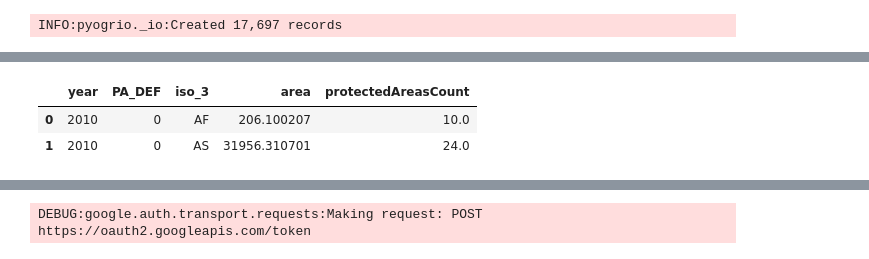
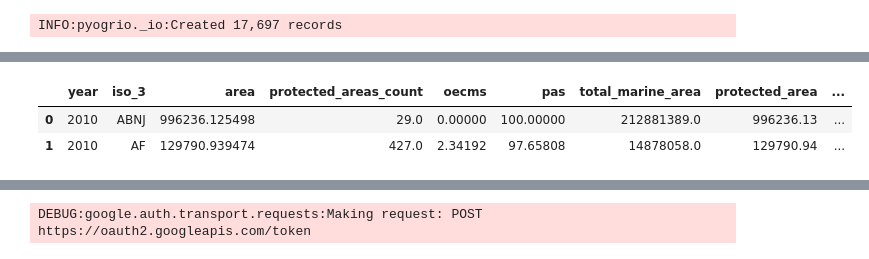
Before and after one commit to Vizzuality/skytruth-30x30, a Jupyter notebook: data/notebooks/pipes_mock/precalc_sofia.ipynb, the cells around one changed output, grey strips where cells are left out. Cells and saved outputs as stored; diff of their text form; code cells hidden in the pictures.

Commit message:
changes to terrestrial coverage calculation

```diff
--- a/data/notebooks/pipes_mock/precalc_sofia.ipynb
+++ b/data/notebooks/pipes_mock/precalc_sofia.ipynb
@@ -677,48 +663,48 @@ INFO:notebook:Processing chunk
 # %%
 coverage = (
     final_data.pipe(calculate_global_area, ["year", "PA_DEF"], {"area": "sum"}, "iso_3")
     .pipe(separate_parent_iso, "iso_3")
     .pipe(add_region_iso, "iso_3")
     .replace(
         {
             "iso_3": {
                 "ATA": "ABNJ",
                 "COK": "NZL",
                 "IOT": "GBR",
                 "NIU": "NZL",
                 "SHN": "GBR",
                 "SJM": "NOR",
                 "UMI": "USA",
                 "NCL": "FRA",
                 "GIB": "GBR",
             }
         }
     )
     .pipe(calculate_stats_cov, ["year", "PA_DEF"], "iso_3").astype({"PA_DEF": int})
-#     .pipe(add_mpa_oecm_percentages)
-#     .pipe(add_total_marine_area)
-#     .pipe(coverage_stats2)
-#     .pipe(calculate_coverage_percentage_pa)
-#     .pipe(calculate_global_contribution)
-#     .pipe(add_is_last_year)
-#     .pipe(add_environment)
-# )
+    .pipe(add_mpa_oecm_percentages)
+    .pipe(add_total_marine_area)
+    .pipe(coverage_stats2)
+    .pipe(calculate_coverage_percentage_pa)
+    .pipe(calculate_global_contribution)
+    .pipe(add_is_last_year)
+    .pipe(add_environment)
+)
 
 
-# NewProtectedAreaExtentSchema(
-#     coverage.pipe(
-#         output,
-#         "iso_3",
-#         {},
-#         {},
-#         ["area", "iso_3", 'total_marine_area'],
-#     )
-# ).to_csv(
-#     output_file,
-#     index=True,
+NewProtectedAreaExtentSchema(
+    coverage.pipe(
+        output,
+        "iso_3",
+        {},
+        {},
+        ["area", "iso_3", 'total_marine_area'],
+    )
+).to_csv(
+    output_file,
+    index=True,
 )
 coverage.head(2)
 # %% [output]
-|  | year | PA_DEF | iso_3 | area | protectedAreasCount |
-| 0 | 2010 | 0 | AF | 206.100207 | 10.0 |
-| 1 | 2010 | 0 | AS | 31956.310701 | 24.0 |
+|  | year | iso_3 | area | protected_areas_count | oecms | pas | total_marine_area | protected_area | ... |
+| 0 | 2010 | ABNJ | 996236.125498 | 29.0 | 0.00000 | 100.00000 | 212881389.0 | 996236.13 | ... |
+| 1 | 2010 | AF | 129790.939474 | 427.0 | 2.34192 | 97.65808 | 14878058.0 | 129790.94 | ... |
```
Also changed, not shown: parts of 60 cells of this notebook.
